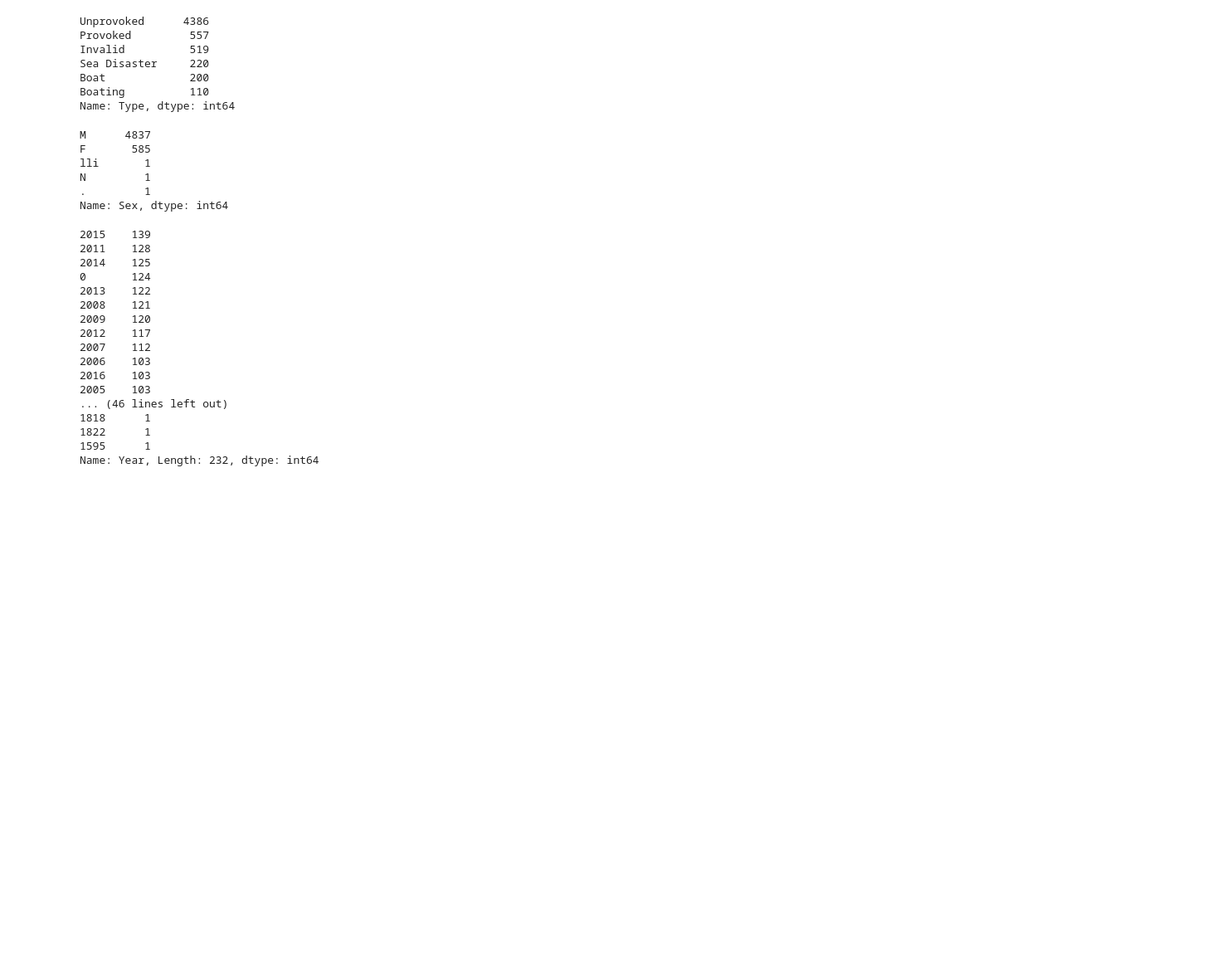
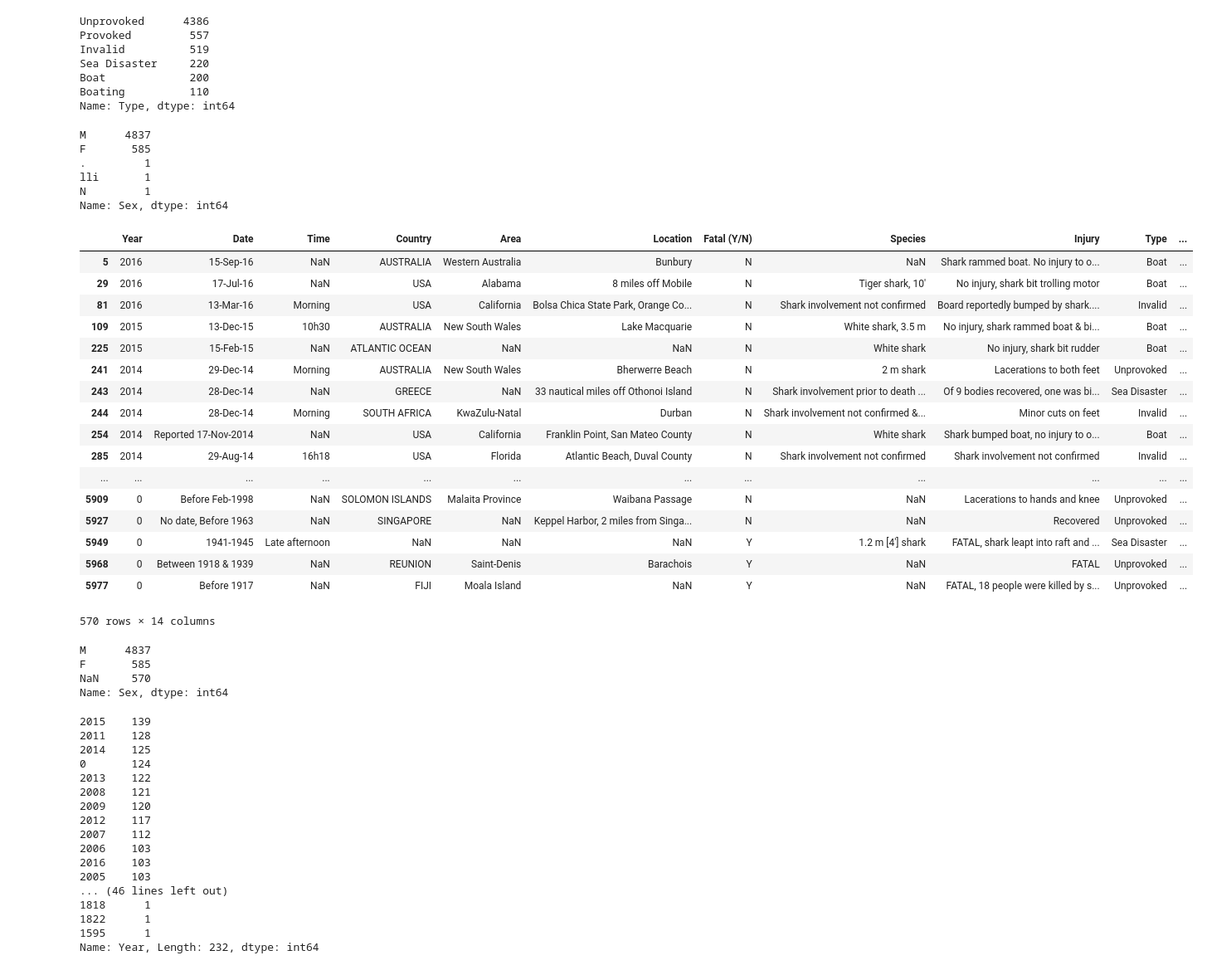
Before and after one commit to ironhack-datalabs/datamad0419, a Jupyter notebook: module-1/pandas-project/your-code/Pandas-project.ipynb, the cells around one changed output. Shown: that part at 83% size. Saved outputs shown, nothing was run; the diff lists cells and outputs as text; code cells hidden in the pictures; blank space fills up the shorter version.

Commit message:
data wrangling with sharks attacks

```diff
--- a/module-1/pandas-project/your-code/Pandas-project.ipynb
+++ b/module-1/pandas-project/your-code/Pandas-project.ipynb
@@ -170,0 +172,4 @@ norm_data.head(10)
+# %%
+#re-ordering the dataset to make more sense to data overview
+df = df[['Year', 'Date','Time', 'Country', 'Area','Location','Fatal (Y/N)','Species','Injury', 'Type','Activity', 'Sex', 'Age','Name']]
+df.head(10)
@@ -185,7 +202,29 @@ df['Sex'].value_counts()
 # %% [output]
 M      4837
 F       585
+.         1
 lli       1
 N         1
-.         1
 Name: Sex, dtype: int64
+# %%
+# SEX - looking missing data together with other variables to see if we could assign gender --> NOT FEASIBLE
+df.loc[(df['Sex'] != 'M') & (df['Sex'] != 'F')]
+# %% [output]
+|  | Year | Date | Time | Country | Area | Location | Fatal (Y/N) | Species | Injury | Type | ... |
+| 5 | 2016 | 15-Sep-16 | NaN | AUSTRALIA | Western Australia | Bunbury | N | NaN | Shark rammed boat. No injury to o... | Boat | ... |
+| 29 | 2016 | 17-Jul-16 | NaN | USA | Alabama | 8 miles off Mobile | N | Tiger shark, 10' | No injury, shark bit trolling motor | Boat | ... |
+| 81 | 2016 | 13-Mar-16 | Morning | USA | California | Bolsa Chica State Park, Orange Co... | N | Shark involvement not confirmed | Board reportedly bumped by shark.... | Invalid | ... |
+| 109 | 2015 | 13-Dec-15 | 10h30 | AUSTRALIA | New South Wales | Lake Macquarie | N | White shark, 3.5 m | No injury, shark rammed boat & bi... | Boat | ... |
+| 225 | 2015 | 15-Feb-15 | NaN | ATLANTIC OCEAN | NaN | NaN | N | White shark | No injury, shark bit rudder | Boat | ... |
+| 241 | 2014 | 29-Dec-14 | Morning | AUSTRALIA | New South Wales | Bherwerre Beach | N | 2 m shark | Lacerations to both feet | Unprovoked | ... |
+| 243 | 2014 | 28-Dec-14 | NaN | GREECE | NaN | 33 nautical miles off Othonoi Island | N | Shark involvement prior to death ... | Of 9 bodies recovered, one was bi... | Sea Disaster | ... |
+| 244 | 2014 | 28-Dec-14 | Morning | SOUTH AFRICA | KwaZulu-Natal | Durban | N | Shark involvement not confirmed &... | Minor cuts on feet | Invalid | ... |
+| 254 | 2014 | Reported 17-Nov-2014 | NaN | USA | California | Franklin Point, San Mateo County | N | White shark | Shark bumped boat, no injury to o... | Boat | ... |
+| 285 | 2014 | 29-Aug-14 | 16h18 | USA | Florida | Atlantic Beach, Duval County | N | Shark involvement not confirmed | Shark involvement not confirmed | Invalid | ... |
+| ... | ... | ... | ... | ... | ... | ... | ... | ... | ... | ... | ... |
+| 5909 | 0 | Before Feb-1998 | NaN | SOLOMON ISLANDS | Malaita Province | Waibana Passage | N | NaN | Lacerations to hands and knee | Unprovoked | ... |
+| 5927 | 0 | No date, Before 1963 | NaN | SINGAPORE | NaN | Keppel Harbor, 2 miles from Singa... | N | NaN | Recovered | Unprovoked | ... |
+| 5949 | 0 | 1941-1945 | Late afternoon | NaN | NaN | NaN | Y | 1.2 m [4'] shark | FATAL, shark leapt into raft and ... | Sea Disaster | ... |
+| 5968 | 0 | Between 1918 & 1939 | NaN | REUNION | Saint-Denis | Barachois | Y | NaN | FATAL | Unprovoked | ... |
+| 5977 | 0 | Before 1917 | NaN | FIJI | Moala Island | NaN | Y | NaN | FATAL, 18 people were killed by s... | Unprovoked | ... |
+570 rows × 14 columns
@@ -192,3 +240,11 @@ Name: Sex, dtype: int64
+# %%
+# SEX - checking data
+df['Sex'].value_counts()
+# %% [output]
+M      4837
+F       585
+NaN     570
+Name: Sex, dtype: int64
 # %%
 # YEAR - exploratory analysis
 df['Year'].value_counts()
```
Also changed, not shown: parts of 38 cells of this notebook.
